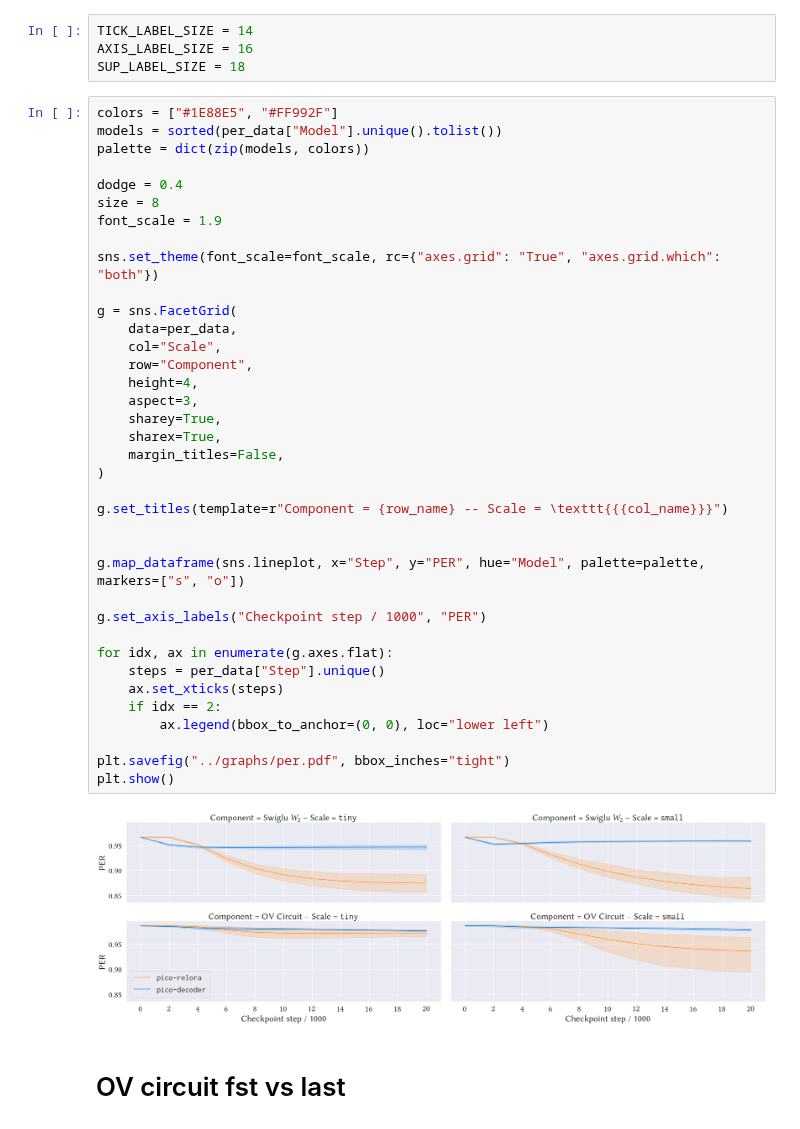
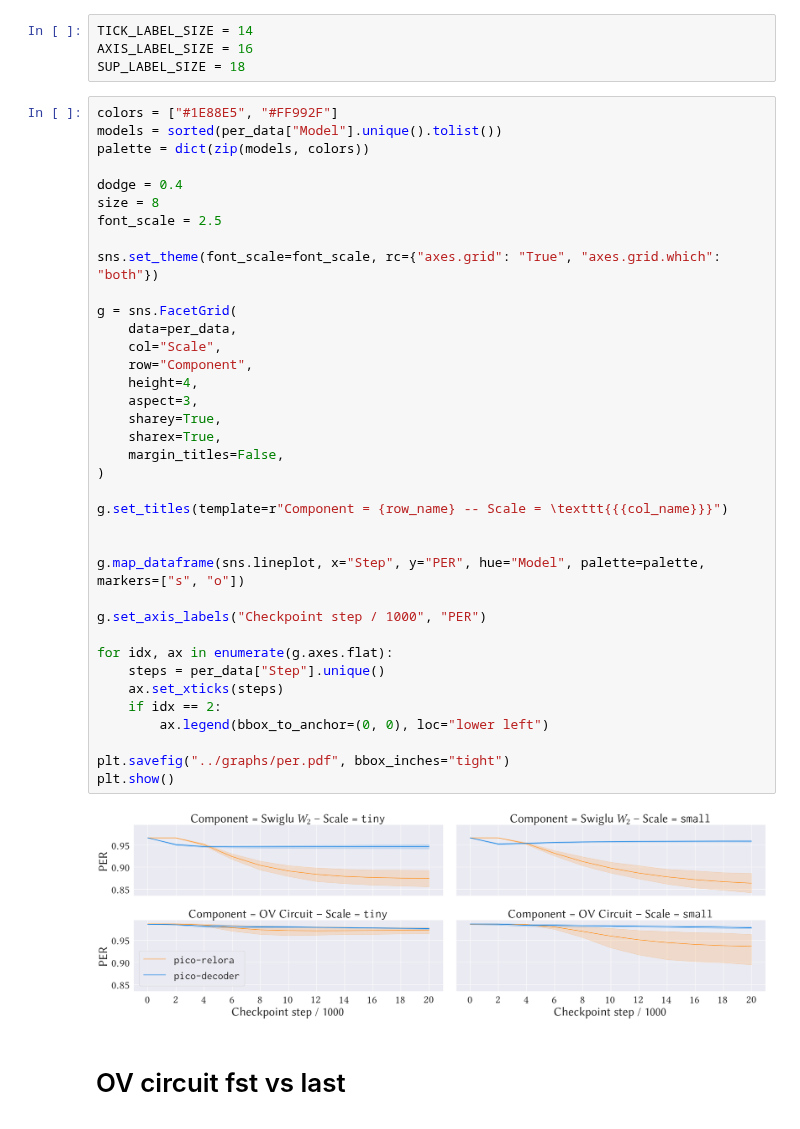
Before and after one commit to Yu-val-weiss/relora-pico, a Jupyter notebook: notebooks/per.ipynb, the cells around one changed output. Drawn from its saved outputs; the diff is of its cells as text.

```diff
--- a/notebooks/per.ipynb
+++ b/notebooks/per.ipynb
@@ -104,38 +104,38 @@ palette = dict(zip(models, colors))
 
 dodge = 0.4
 size = 8
-font_scale = 1.9
+font_scale = 2.5
 
 sns.set_theme(font_scale=font_scale, rc={"axes.grid": "True", "axes.grid.which": "both"})
 
 g = sns.FacetGrid(
     data=per_data,
     col="Scale",
     row="Component",
     height=4,
     aspect=3,
     sharey=True,
     sharex=True,
     margin_titles=False,
 )
 
 g.set_titles(template=r"Component = {row_name} -- Scale = \texttt{{{col_name}}}")
 
 
 g.map_dataframe(sns.lineplot, x="Step", y="PER", hue="Model", palette=palette, markers=["s", "o"])
 
 g.set_axis_labels("Checkpoint step / 1000", "PER")
 
 for idx, ax in enumerate(g.axes.flat):
     steps = per_data["Step"].unique()
     ax.set_xticks(steps)
     if idx == 2:
         ax.legend(bbox_to_anchor=(0, 0), loc="lower left")
 
 plt.savefig("../graphs/per.pdf", bbox_inches="tight")
 plt.show()
 # %% [output]
-[figure, old version]
+[figure, new version]
 # %% [markdown]
 # OV circuit fst vs last
 # %%
```
Also changed, not shown: parts of 1 cell of this notebook, 7 other files.
